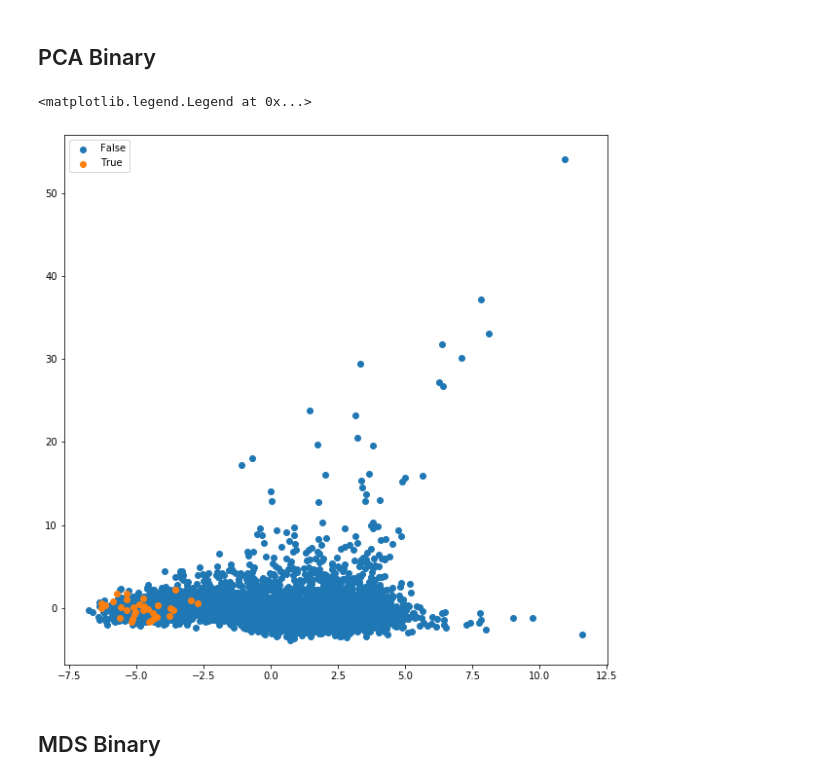
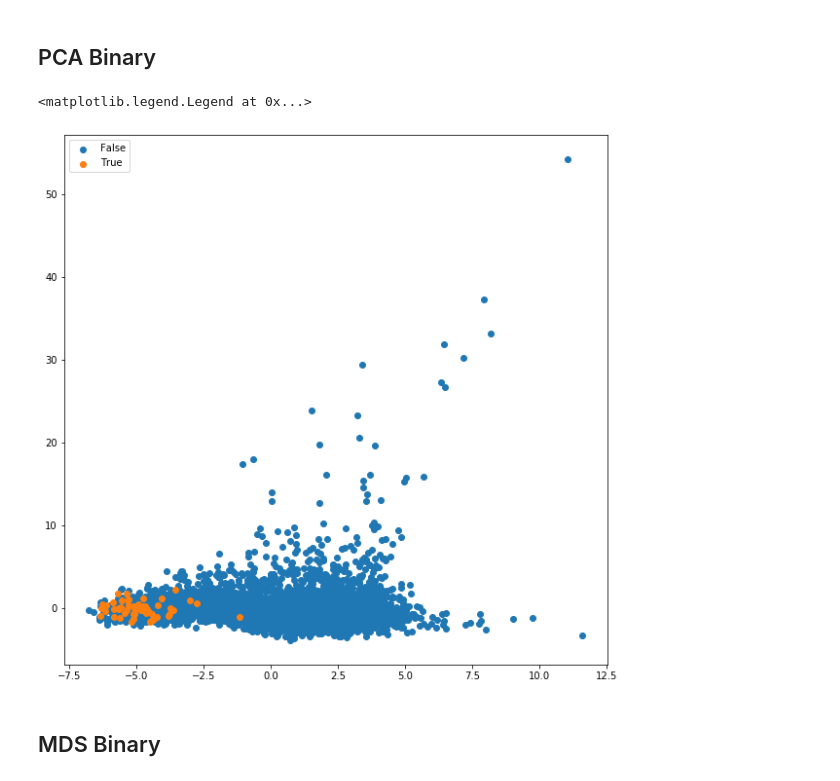
Before and after one commit to nicolaspascual/point-cloud-learn, a Jupyter notebook: notebooks/1-Cluster initial analysis.ipynb, the cells around one changed output. Saved outputs shown, nothing was run; the diff lists cells and outputs as text; code cells hidden in the pictures.

Commit message:
Changed source of data

```diff
--- a/notebooks/1-Cluster initial analysis.ipynb
+++ b/notebooks/1-Cluster initial analysis.ipynb
@@ -14,7 +14,8 @@ plt.rcParams["figure.figsize"] = (10,10)
 # %% [markdown]
 # Analysis of the final datasets of clusters
 # %%
-clusters, _ = load_data('../data/huge_sample_input_classified.txt')
+clusters, _ = load_data('../data/all_clusters_points.txt')
+clusters = clusters.drop(['file_origin', 'file_destination'], axis=1)
 # %%
 data = clusters.replace('None', np.nan).dropna(axis=1)
 numerics = ['int16', 'int32', 'int64', 'float16', 'float32', 'float64']
@@ -129,13 +130,13 @@ plt.legend()
 # %%
 y = ((data['classification'] != 'Vegetation') & (data['classification'] != 'Limit_effect'))
 
 fig, ax = plt.subplots()
-for classification in y.unique():
+for classification in y.unique()[::-1]:
     ax.scatter(*transformed_data[y == classification].T, label=classification)
 plt.legend()
 # %% [output]
 <matplotlib.legend.Legend at 0x...>
-[figure, old version]
+[figure, new version]
 # %% [markdown]
 ## MDS Binary
 # %%
```
Also changed, not shown: parts of 8 cells of this notebook, 5 other files.
